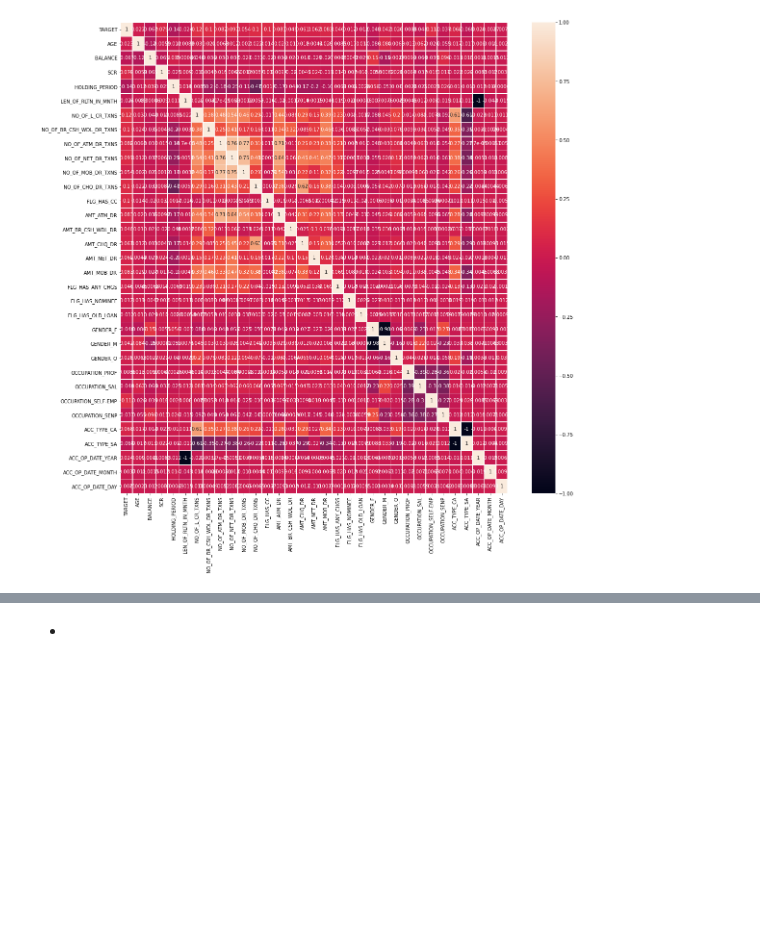
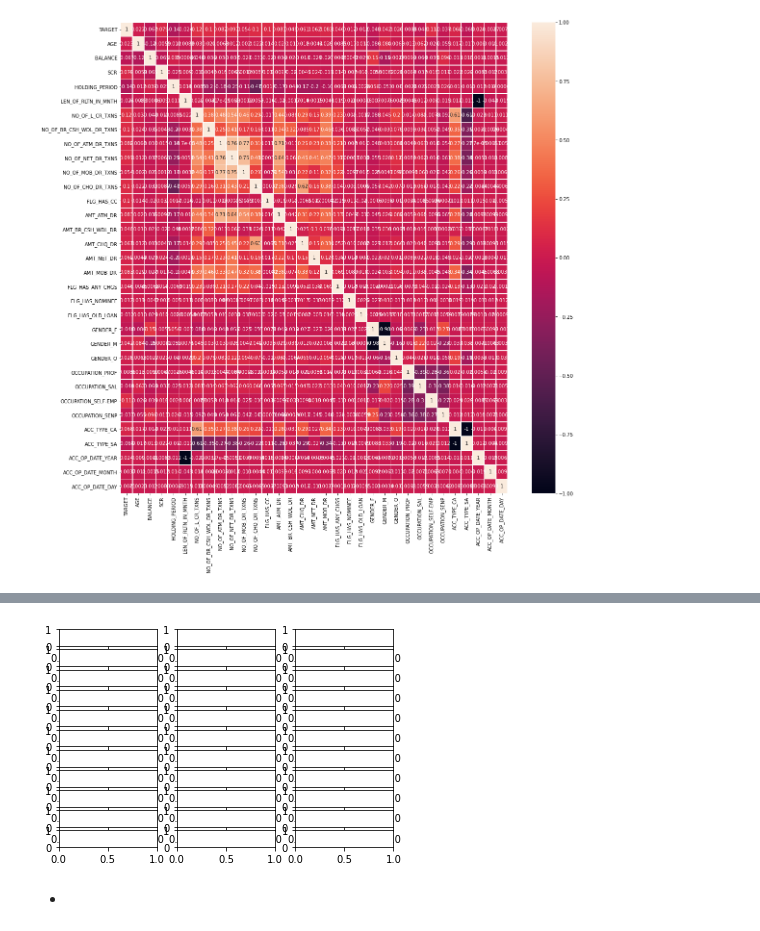
Before and after one commit to lavmot-ms/PG-AIML, a Jupyter notebook: src/Assignments/Assignment 3 Logistic Regression and Decision Trees/Bancassurance.ipynb, the cells around one changed output, grey strips where cells are left out. Cells and saved outputs as stored; diff of their text form; code cells hidden in the pictures; blank space fills up the shorter version.

```diff
--- a/src/Assignments/Assignment 3 Logistic Regression and Decision Trees/Bancassurance.ipynb
+++ b/src/Assignments/Assignment 3 Logistic Regression and Decision Trees/Bancassurance.ipynb
@@ -389,3 +393,23 @@ NameError: name 'main_data' is not defined
+# %%
+fig, axs = plt.subplots(ncols=3, nrows=11)
+
+gs = axs[1, 2].get_gridspec()
+
+for ax in axs[1:, -1]:
+    #sns.countplot(x="who", data=titanic, palette="Set3")
+    #ax.remove()
+# axbig = fig.add_subplot(gs[1:, -1])
+# axbig.annotate(
+#     'Big Axes \nGridSpec[1:, -1]',
+#     (0.1, 0.5),
+#     xycoords='axes fraction',
+#     va='center')
+
+# fig.tight_layout()
+
+plt.show()
+# %% [output]
+[figure, added]
 # %% [markdown]
 <ul>
     <li></li>
```
Also changed, not shown: parts of 3 cells of this notebook.
